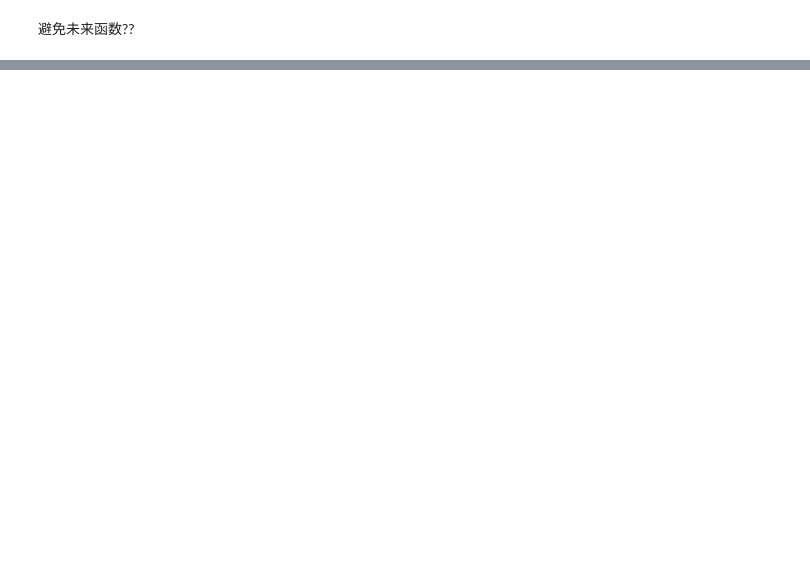
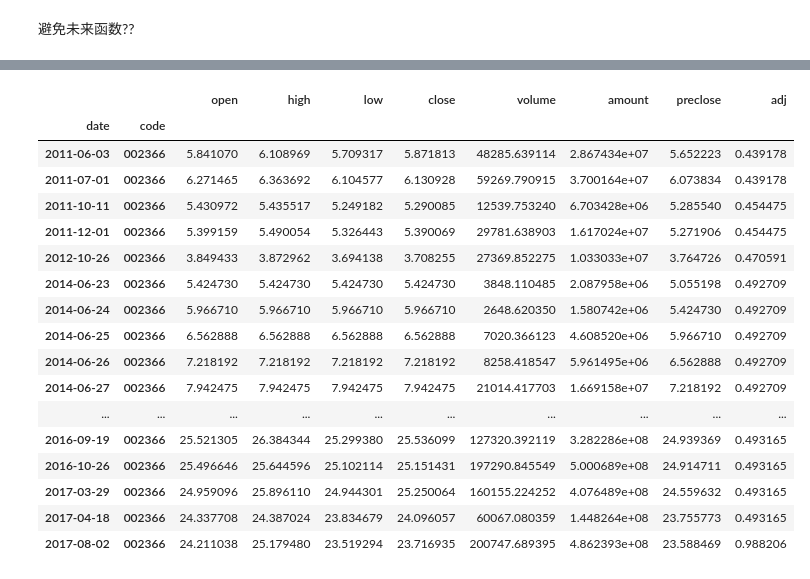
Before and after one commit to dxcv/strategy_research, a Jupyter notebook: holding/taihai.ipynb, the cells around one changed output, grey strips where cells are left out. Saved outputs shown, nothing was run; the diff lists cells and outputs as text; code cells hidden in the pictures; blank space fills up the shorter version.

```diff
--- a/holding/taihai.ipynb
+++ b/holding/taihai.ipynb
@@ -109,4 +111,6 @@ date        code
 Name: close, dtype: float64
+# %%
+rolling_std = data_day_qfq.close.pct_change().rolling(90).std().shift(1)
 # %%
 ((data_day_qfq.open - data_day_qfq.close.shift(1)) /
  data_day_qfq.close.shift(1)).tail()
@@ -120 +124,7 @@ date        code
 dtype: float64
+# %%
+open_pre_close_diff = ((data_day_qfq.open - data_day_qfq.close.shift(1)) /
+ data_day_qfq.close.shift(1))
+# %%
+ind_pos = (open_pre_close_diff.abs() > rolling_std) & (open_pre_close_diff >= 0)
+ind_neg = (open_pre_close_diff.abs() > rolling_std) & (open_pre_close_diff < 0)
@@ -120,0 +151,21 @@ dtype: float64
+# %%
+data_day_qfq.data[ind_pos]
+# %% [output]
+|  |  | open | high | low | close | volume | amount | preclose | adj |
+| date | code |  |  |  |  |  |  |  |  |
+| 2011-06-03 | 002366 | 5.841070 | 6.108969 | 5.709317 | 5.871813 | 48285.639114 | 2.867434e+07 | 5.652223 | 0.439178 |
+| 2011-07-01 | 002366 | 6.271465 | 6.363692 | 6.104577 | 6.130928 | 59269.790915 | 3.700164e+07 | 6.073834 | 0.439178 |
+| 2011-10-11 | 002366 | 5.430972 | 5.435517 | 5.249182 | 5.290085 | 12539.753240 | 6.703428e+06 | 5.285540 | 0.454475 |
+| 2011-12-01 | 002366 | 5.399159 | 5.490054 | 5.326443 | 5.390069 | 29781.638903 | 1.617024e+07 | 5.271906 | 0.454475 |
+| 2012-10-26 | 002366 | 3.849433 | 3.872962 | 3.694138 | 3.708255 | 27369.852275 | 1.033033e+07 | 3.764726 | 0.470591 |
+| 2014-06-23 | 002366 | 5.424730 | 5.424730 | 5.424730 | 5.424730 | 3848.110485 | 2.087958e+06 | 5.055198 | 0.492709 |
+| 2014-06-24 | 002366 | 5.966710 | 5.966710 | 5.966710 | 5.966710 | 2648.620350 | 1.580742e+06 | 5.424730 | 0.492709 |
+| 2014-06-25 | 002366 | 6.562888 | 6.562888 | 6.562888 | 6.562888 | 7020.366123 | 4.608520e+06 | 5.966710 | 0.492709 |
+| 2014-06-26 | 002366 | 7.218192 | 7.218192 | 7.218192 | 7.218192 | 8258.418547 | 5.961495e+06 | 6.562888 | 0.492709 |
+| 2014-06-27 | 002366 | 7.942475 | 7.942475 | 7.942475 | 7.942475 | 21014.417703 | 1.669158e+07 | 7.218192 | 0.492709 |
+| ... | ... | ... | ... | ... | ... | ... | ... | ... | ... |
+| 2016-09-19 | 002366 | 25.521305 | 26.384344 | 25.299380 | 25.536099 | 127320.392119 | 3.282286e+08 | 24.939369 | 0.493165 |
+| 2016-10-26 | 002366 | 25.496646 | 25.644596 | 25.102114 | 25.151431 | 197290.845549 | 5.000689e+08 | 24.914711 | 0.493165 |
+| 2017-03-29 | 002366 | 24.959096 | 25.896110 | 24.944301 | 25.250064 | 160155.224252 | 4.076489e+08 | 24.559632 | 0.493165 |
+| 2017-04-18 | 002366 | 24.337708 | 24.387024 | 23.834679 | 24.096057 | 60067.080359 | 1.448264e+08 | 23.755773 | 0.493165 |
+| 2017-08-02 | 002366 | 24.211038 | 25.179480 | 23.519294 | 23.716935 | 200747.689395 | 4.862393e+08 | 23.588469 | 0.988206 |
```
Also changed, not shown: parts of 29 cells of this notebook, 8 other files.
